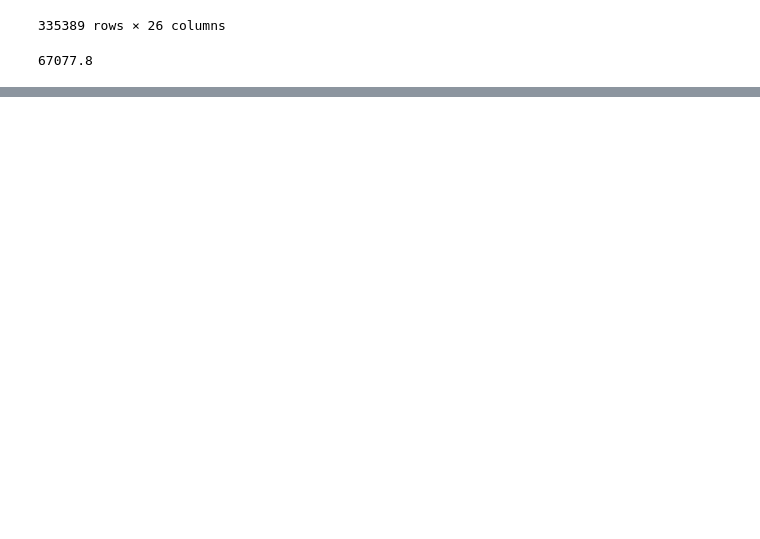
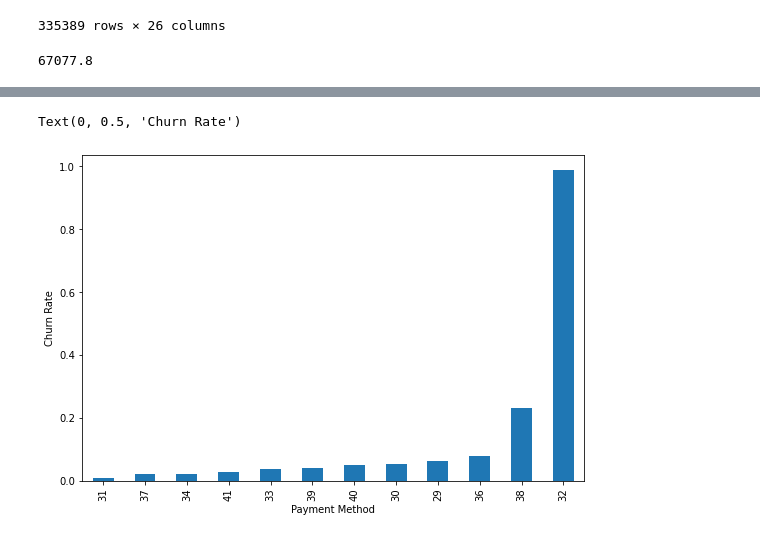
Before and after one commit to sethmjackson/-KKBox_NYCDSA_Hackathon_11-1-2020, a Jupyter notebook: Nick/hackathon.ipynb, the cells around one changed output, grey strips where cells are left out. Saved outputs shown, nothing was run; the diff lists cells and outputs as text; code cells hidden in the pictures; blank space fills up the shorter version.

```diff
--- a/Nick/hackathon.ipynb
+++ b/Nick/hackathon.ipynb
@@ -1099,0 +1153,10 @@ for i in range(0,5):
+# %%
+churn_by_pmt_sorted = churn_by_pmt[churn_by_pmt['payment'].isin(top_pm)].sort_values(by = 'churn_rate')
+
+churn_by_pmt_sorted.plot.bar(x = 'payment', y = 'churn_rate', figsize = (9,6)).legend().remove()
+plt.xlabel('Payment Method')
+plt.ylabel('Churn Rate')
+# Churn rates of top 12 payment methods
+# %% [output]
+Text(0, 0.5, 'Churn Rate')
+[figure, added]
```
Also changed, not shown: parts of 29 cells of this notebook, 4 other files.
